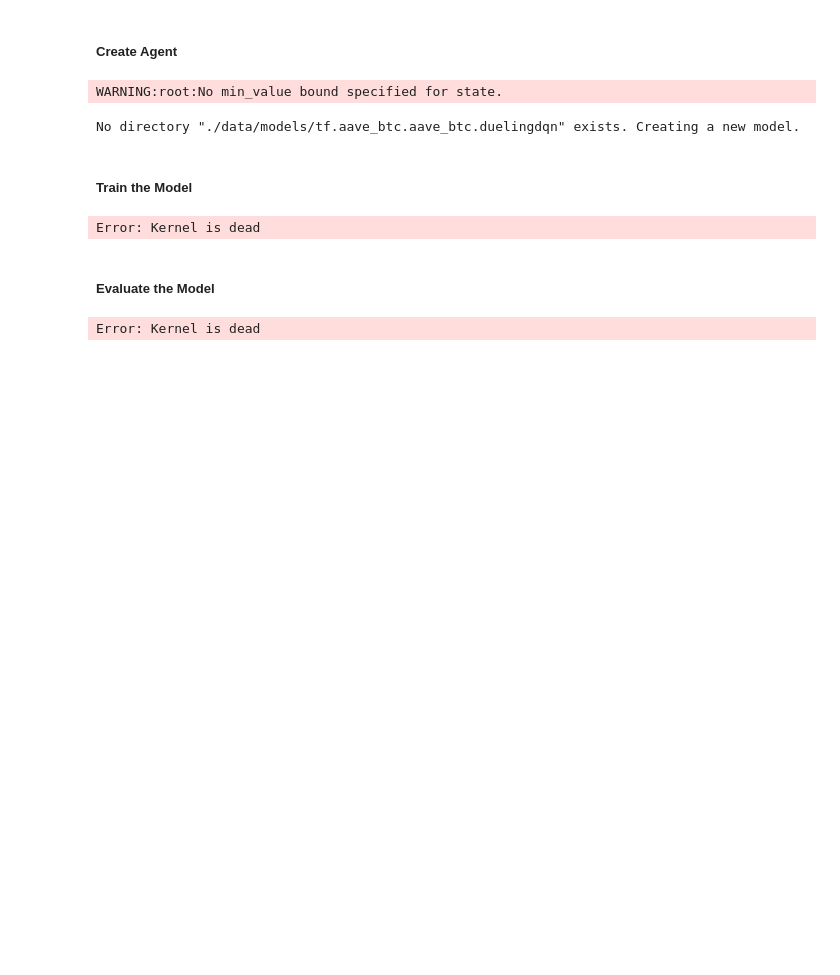
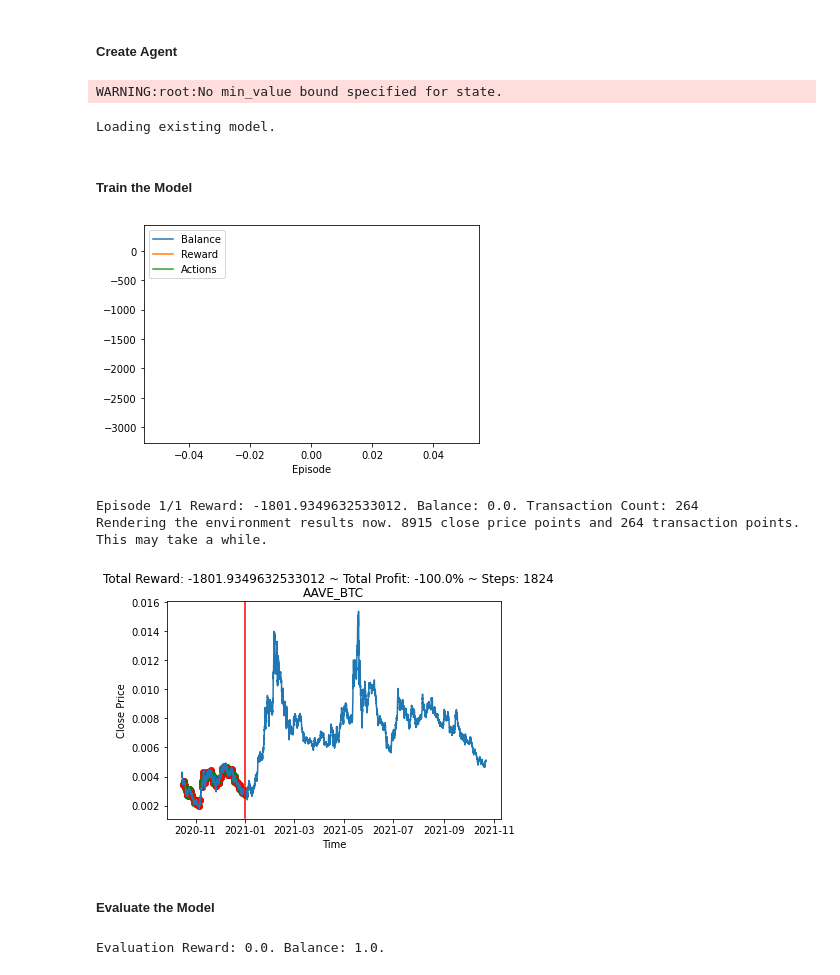
Before and after one commit to faGH/fa.intelligence.notebooks, a Jupyter notebook: labs/market_trading/crypto_trading_environment.old.ipynb, the cells around one changed output. Drawn from its saved outputs; the diff is of its cells as text; code cells hidden in the pictures; blank space fills up the shorter version.

Commit message:
[DEV]: Progress on the stock trading setup for DRL.

```diff
--- a/labs/market_trading/crypto_trading_environment.old.ipynb
+++ b/labs/market_trading/crypto_trading_environment.old.ipynb
@@ -458,42 +493,49 @@ class TensorForceOpenAIGymWrapper(Environment):
 
         return next_state, terminal, reward
 # %%
+env = CryptoTradingEnv(pair_data, pair_name, max_stake_count=1, memory_window_size=24)
 #tf_agent, tf_environment = create_tensorforce_agent(pair_name, TensorForceOpenAIGymWrapper(env), force_create=True)
 #tf_agent, tf_environment = create_tf_ddqn_agent(pair_name, TensorForceOpenAIGymWrapper(env), force_create=True)
-tf_agent, tf_environment = create_tf_ddqn_agent(pair_name, TensorForceOpenAIGymWrapper(env), force_create=True)
+tf_agent, tf_environment = create_tf_ddqn_agent(pair_name, TensorForceOpenAIGymWrapper(env), force_create=False)
 # %% [output]
 WARNING:root:No min_value bound specified for state.
-No directory "./data/models/tf.aave_btc.aave_btc.duelingdqn" exists. Creating a new model.
+Loading existing model.
 # %% [markdown]
 ##### Train the Model
 # %%
 tensorforce = True
 episode_rewards = []
 episode_transaction_count = []
+episode_balances = []
 
 if tensorforce:
-    episode_count = 10
+    env = tf_environment.open_ai_gym_env
+    episode_count = 1
 
     for ei in range(episode_count):
         done = False
         states = tf_environment.reset()
-        step = 0
         episode_reward = 0
 
         while not done:
-            step += 1
             actions = tf_agent.act(states=states)
             states, done, reward = tf_environment.execute(actions=actions)
             tf_agent.observe(terminal=done, reward=reward)
             episode_reward += reward
 
         episode_rewards.append(episode_reward)
         episode_transaction_count.append(env.transactions.shape[0])
+        episode_balances.append(env.balance)
+
+        visualize_episodes(episode_rewards, episode_transaction_count, episode_balances)
         print(f'Episode {ei + 1}/{episode_count} Reward: {env.total_reward}. Balance: {env.balance}. Transaction Count: {env.transactions.shape[0]}')
 
 tf_environment.open_ai_gym_env.render()
 # %% [output]
+[figure, added]
-Error: Kernel is dead
+Episode 1/1 Reward: -1801.9349632533012. Balance: 0.0. Transaction Count: 264
+Rendering the environment results now. 8915 close price points and 264 transaction points. This may take a while.
+[figure, added]
 # %% [markdown]
 ##### Evaluate the Model
 # %%
@@ -504,6 +546,6 @@ if tensorforce:
         actions = tf_agent.act(states=states, independent=True)
         states, done, reward = tf_environment.execute(actions=actions)
 
-    print(f'Evaluation {ei + 1} Reward: {env.total_reward}. Balance: {env.balance}.')
+    print(f'Evaluation Reward: {env.total_reward}. Balance: {env.balance}.')
 # %% [output]
-Error: Kernel is dead
+Evaluation Reward: 0.0. Balance: 1.0.
```
Also changed, not shown: parts of 3 cells of this notebook.
